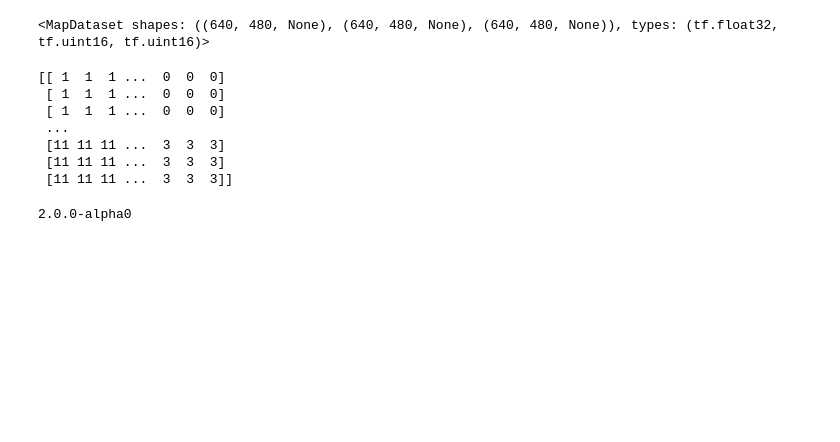
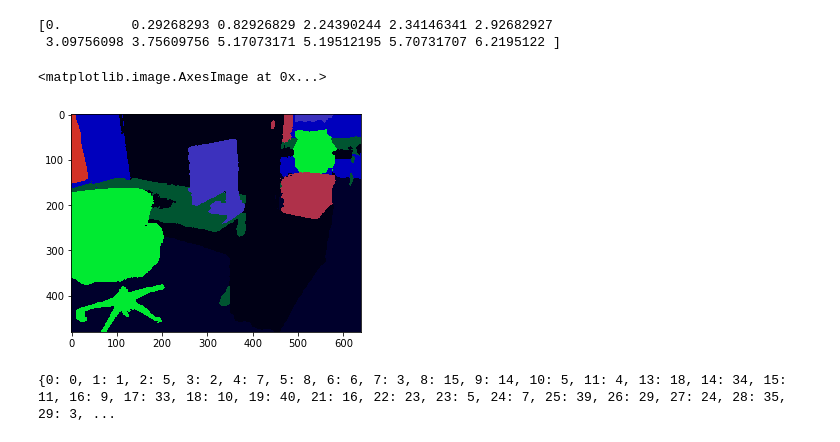
Before and after one commit to StevenHickson/Adapnet-Shape, a Jupyter notebook: Custom_Data_Loader.ipynb, the cells around one changed output. Cells and saved outputs as stored; diff of their text form; code cells hidden in the pictures; blank space fills up the shorter version.

```diff
--- a/Custom_Data_Loader.ipynb
+++ b/Custom_Data_Loader.ipynb
@@ -77,0 +138,26 @@ dataset = dataset.map(_resize_function)
+# %%
+config = yaml.load(open('config/scannet_train.config'))
+data_list, iterator = get_train_data(config)
+with tf.Session() as sess:
+    images_pl = tf.placeholder(tf.float32, [None, 480, 640, 3])
+    labels_pl = tf.placeholder(tf.float32, [None, 480, 640, 41])
+    argmaxed = tf.math.argmax(labels_pl, axis=-1)
+    # normalize
+    value = tf.cast(argmaxed, tf.float32)
+    vmin = 0
+    vmax = 41
+    value_normed = (value - vmin) / (vmax - vmin) # vmin..vmax
+
+    # squeeze last dim if it exists
+    value_normed = tf.squeeze(value_normed)
+
+    # quantize
+    indices = tf.to_int32(tf.round(value_normed * 255))
+
+    # gather
+    cm = matplotlib.cm.get_cmap('jet')
+    colors = cm(np.arange(256))[:, :3]
+    colors = tf.constant(colors, dtype=tf.float32)
+    label_mapped = tf.cast(tf.gather(colors, indices) * 255, tf.uint8)
+    img, label = sess.run([data_list[0], data_list[1]])
+    output = sess.run([argmaxed, value, value_normed, indices, colors, label_mapped], feed_dict={images_pl:img, labels_pl:label})
@@ -77,0 +201,4 @@ dataset = dataset.map(_resize_function)
+# %%
+tmpOutput = output[5][0,:,:,:]
+print np.unique(tmpOutput)
+plt.imshow(tmpOutput)
@@ -78,19 +209,15 @@ dataset = dataset.map(_resize_function)
+# %%
+vmin = 0
+vmax = 41
+tmp = (tmpOutput.astype(np.float) - vmin) / (vmax - vmin)
+print np.unique(tmp)
+plt.imshow(tmp)
+# %% [output]
+[0.         0.29268293 0.82926829 2.24390244 2.34146341 2.92682927
+ 3.09756098 3.75609756 5.17073171 5.19512195 5.70731707 6.2195122 ]
+<matplotlib.image.AxesImage at 0x...>
+[figure, added]
 # %%
-print dataset
+print(label_nyu_mapping)
 # %% [output]
-<MapDataset shapes: ((640, 480, None), (640, 480, None), (640, 480, None)), types: (tf.float32, tf.uint16, tf.uint16)>
+{0: 0, 1: 1, 2: 5, 3: 2, 4: 7, 5: 8, 6: 6, 7: 3, 8: 15, 9: 14, 10: 5, 11: 4, 13: 18, 14: 34, 15: 11, 16: 9, 17: 33, 18: 10, 19: 40, 21: 16, 22: 23, 23: 5, 24: 7, 25: 39, 26: 29, 27: 24, 28: 35, 29: 3, ...
-# %%
-tmp = cv2.imread('/media/steve/Lilim/scans/scene0642_01/label-filt/3893.png', cv2.IMREAD_ANYDEPTH)
-print(tmp)
-# %% [output]
-[[ 1  1  1 ...  0  0  0]
- [ 1  1  1 ...  0  0  0]
- [ 1  1  1 ...  0  0  0]
- ...
- [11 11 11 ...  3  3  3]
- [11 11 11 ...  3  3  3]
- [11 11 11 ...  3  3  3]]
-# %%
-print tf.__version__
-# %% [output]
-2.0.0-alpha0
```
Also changed, not shown: parts of 10 cells of this notebook, 5 other files.
